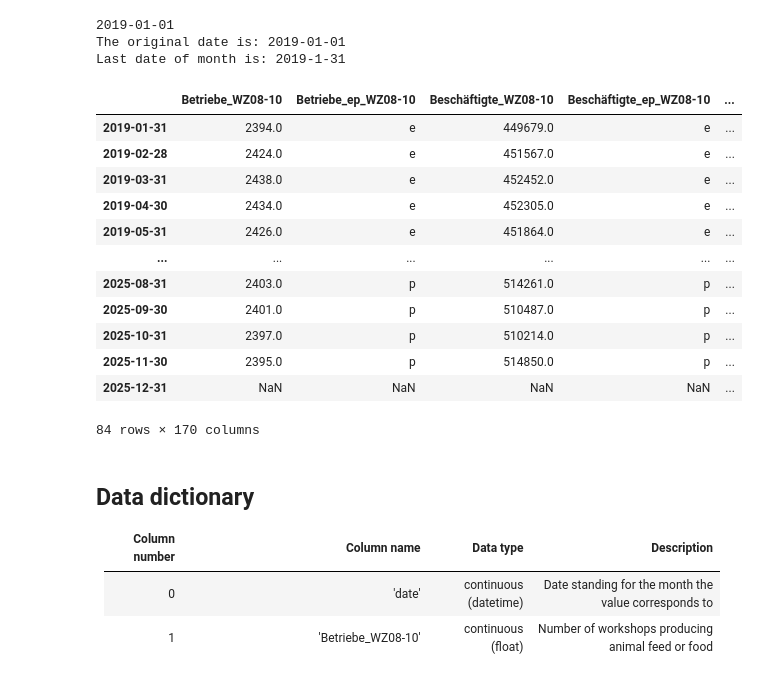
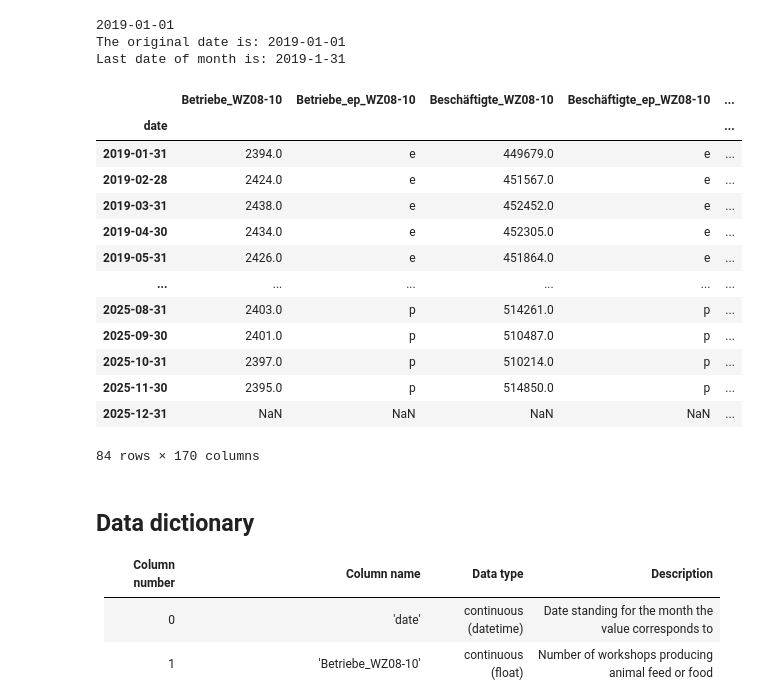
Before and after one commit to salimaabdalla/dpp_projekt_2026, a Jupyter notebook: notebooks/03_Combination_of_data.ipynb, the cells around one changed output. Saved outputs shown, nothing was run; the diff lists cells and outputs as text; code cells hidden in the pictures.

```diff
--- a/notebooks/03_Combination_of_data.ipynb
+++ b/notebooks/03_Combination_of_data.ipynb
@@ -69,9 +69,7 @@ for dates in date_list:
     new_date = f"{dates.year}-{dates.month}-{day}"
     new_index_list.append(new_date)
 new_index_list = [pd.to_datetime(date).strftime('%Y-%m-%d') for date in new_index_list]
-new_index_list[0:5]
-dfs.index = new_index_list
-#print(dfs.index)
+
 
 # applying new index to dfs:
 dfs.index = new_index_list
@@ -79,11 +77,13 @@ dfs.index = new_index_list
 # %%
 path = '../data/processed/shareprice_monthly.csv'
 df_help = pd.read_csv(path, index_col = 'date', skipfooter=1)
 
 dfs = pd.concat([dfs, df_help], axis=1)
+dfs.index.name = 'date'
 dfs
 # %% [output]
 |  | Betriebe_WZ08-10 | Betriebe_ep_WZ08-10 | Beschäftigte_WZ08-10 | Beschäftigte_ep_WZ08-10 | ... |
+| date |  |  |  |  | ... |
 | 2019-01-31 | 2394.0 | e | 449679.0 | e | ... |
 | 2019-02-28 | 2424.0 | e | 451567.0 | e | ... |
 | 2019-03-31 | 2438.0 | e | 452452.0 | e | ... |
```
Also changed, not shown: parts of 1 cell of this notebook, 1 other file.
